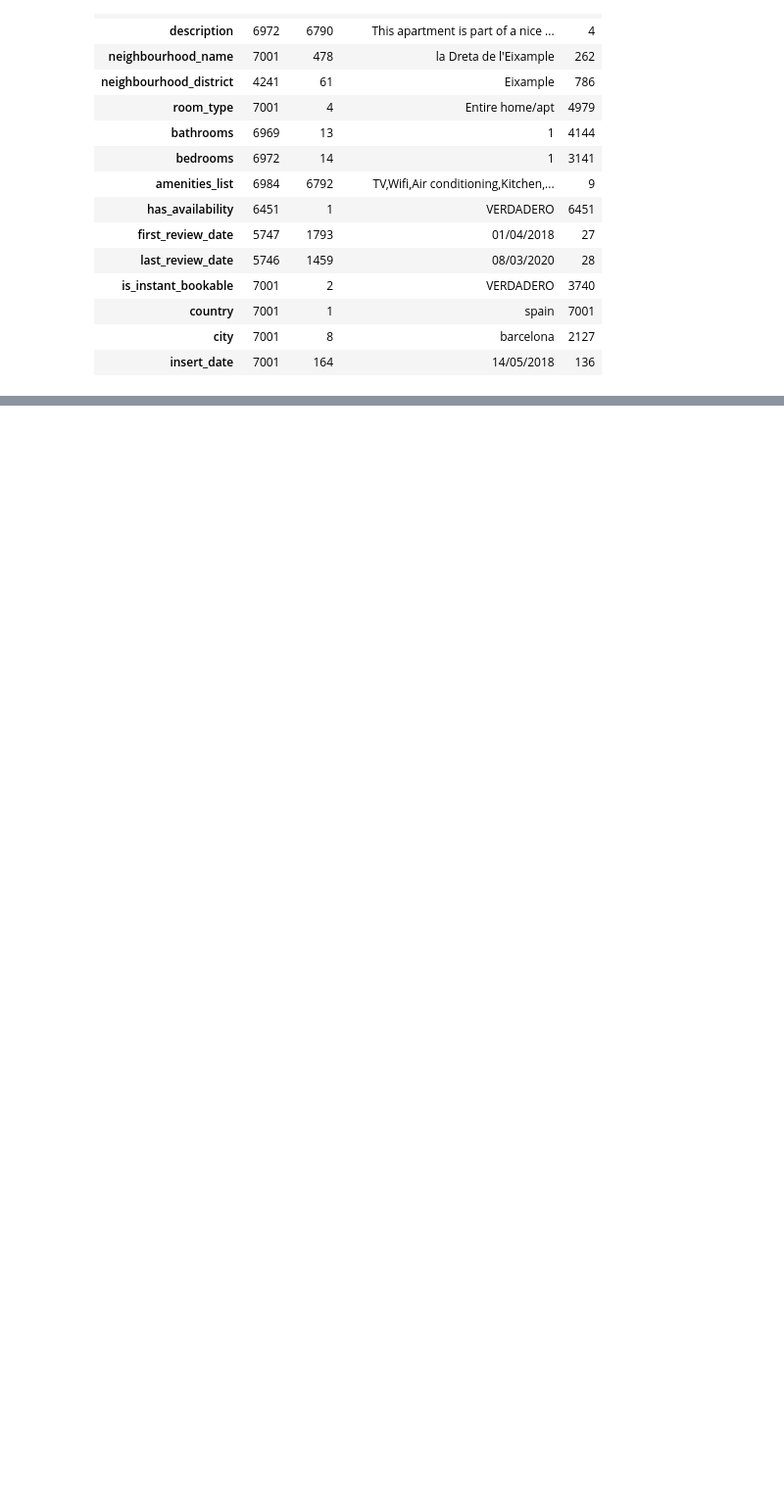
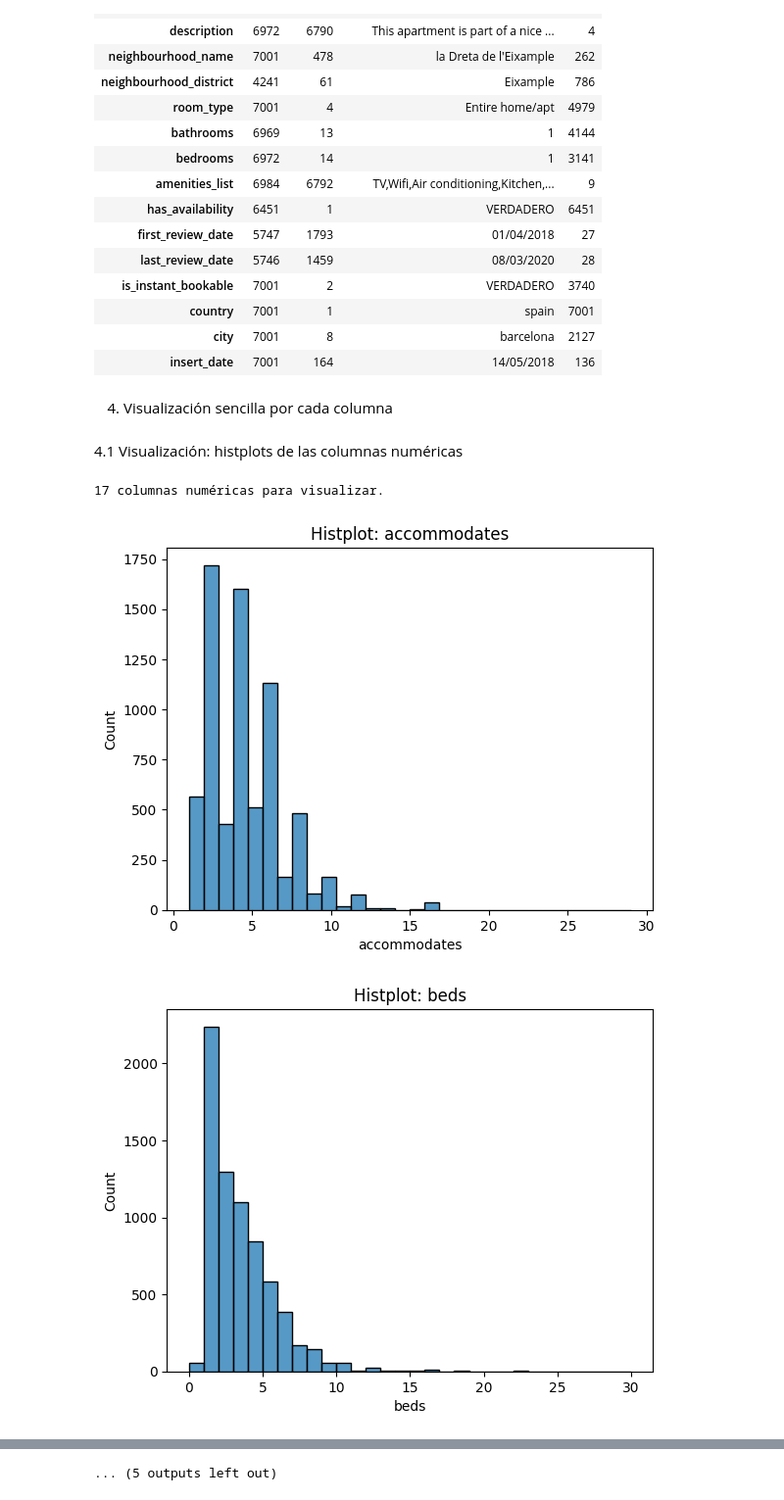
Before and after one commit to esrakesken/turismo-espana-it-academy, a Jupyter notebook: Scripts/EDA_19012026.ipynb, the cells around one changed output, grey strips where cells are left out. Shown at 98% size. Drawn from its saved outputs; the diff is of its cells as text; code cells hidden in the pictures; blank space fills up the shorter version.

```diff
--- a/Scripts/EDA_19012026.ipynb
+++ b/Scripts/EDA_19012026.ipynb
@@ -89,3 +107,32 @@ df.describe(include = object).transpose()
 | country | 7001 | 1 | spain | 7001 |
 | city | 7001 | 8 | barcelona | 2127 |
 | insert_date | 7001 | 164 | 14/05/2018 | 136 |
+# %% [markdown]
+4. Visualización sencilla por cada columna
+# %%
+# Sleccionar las columnas no necessarias para la visualización por cada columna,
+# porque o (1) no tiene sendido hacerlo,
+# o (2) tienen demasidas categorias que no nos interesan de momento
+cols_excluir = ["apartment_id", "name", "description", "host_id",
+                "neighbourhood_name", "neighbourhood_district", "amenities_list",
+                "first_review_date", "last_review_date", "reviews_per_month", "insert_date"]
+# %% [markdown]
+4.1 Visualización: histplots de las columnas numéricas
+# %%
+# sleccionar las columnas numéricas
+cols_num = df.select_dtypes(include='number').columns
+cols_num = [x for x in cols_num if x not in cols_excluir]
+
+# Cuántas columnas?
+print(len(cols_num), "columnas numéricas para visualizar.")
+# %% [output]
+17 columnas numéricas para visualizar.
+# %%
+# Histplots de las columnas numéricas
+for col in cols_num:
+    sns.histplot(data=df, x = col, bins=30)
+    plt.title(f'Histplot: {col}')
+    plt.show()
+# %% [output]
+[figure, added]
+[figure, added]
@@ -91,0 +149 @@ df.describe(include = object).transpose()
+... (5 outputs left out)
```
Also changed, not shown: parts of 16 cells of this notebook.
